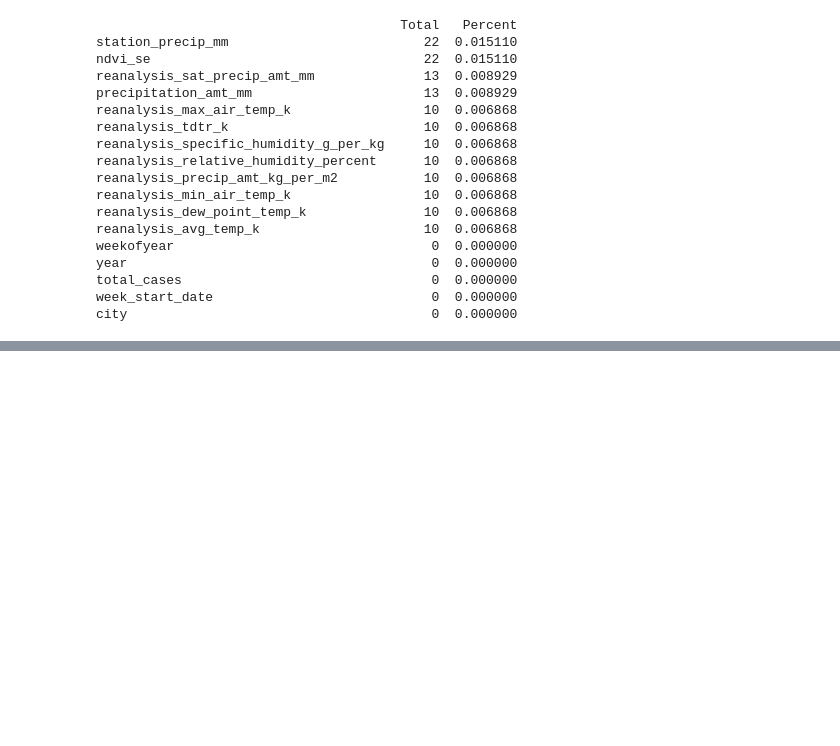
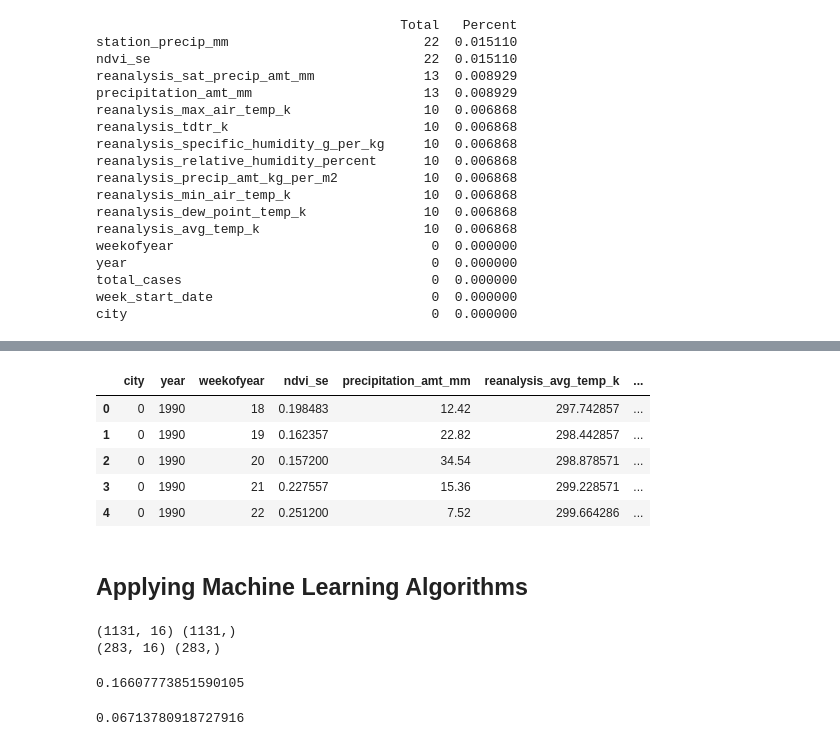
Before and after one commit to shrey183/DengAI, a Jupyter notebook: DENG-AI.ipynb, the cells around one changed output, grey strips where cells are left out. Saved outputs shown, nothing was run; the diff lists cells and outputs as text; code cells hidden in the pictures; blank space fills up the shorter version.

```diff
--- a/DENG-AI.ipynb
+++ b/DENG-AI.ipynb
@@ -263,0 +248,16 @@ data.describe()
+# %%
+data = data.replace(r'^\s+$', np.nan, regex=True)
+data = data.dropna()
+data = data.replace('sj', 0)
+data = data.replace('iq', 1)
+data = data.drop('week_start_date', 1)
+data.head()
+# %% [output]
+|  | city | year | weekofyear | ndvi_se | precipitation_amt_mm | reanalysis_avg_temp_k | ... |
+| 0 | 0 | 1990 | 18 | 0.198483 | 12.42 | 297.742857 | ... |
+| 1 | 0 | 1990 | 19 | 0.162357 | 22.82 | 298.442857 | ... |
+| 2 | 0 | 1990 | 20 | 0.157200 | 34.54 | 298.878571 | ... |
+| 3 | 0 | 1990 | 21 | 0.227557 | 15.36 | 299.228571 | ... |
+| 4 | 0 | 1990 | 22 | 0.251200 | 7.52 | 299.664286 | ... |
+# %% [markdown]
+## Applying Machine Learning Algorithms
@@ -263,0 +276,28 @@ data.describe()
+# %%
+# Define target variable
+y = data['total_cases']
+
+# First split the data_frame into training set and test set; 80-20 split.
+X_train, X_test, Y_train, Y_test = train_test_split(data, y, test_size = 0.2)
+print (X_train.shape, Y_train.shape)
+print (X_test.shape, Y_test.shape)
+# %% [output]
+(1131, 16) (1131,)
+(283, 16) (283,)
+# %%
+logreg = LogisticRegression()
+logreg.fit(X_train, Y_train)
+Y_pred = logreg.predict(X_test)
+acc_log = accuracy_score(Y_test, Y_pred)
+acc_log
+# %% [output]
+0.16607773851590105
+# %%
+# Support Vector Machines
+svc = SVC()
+svc.fit(X_train, Y_train)
+Y_pred = svc.predict(X_test)
+acc_svc = accuracy_score(Y_test, Y_pred)
+acc_svc
+# %% [output]
+0.06713780918727916
```
Also changed, not shown: parts of 5 cells of this notebook.
